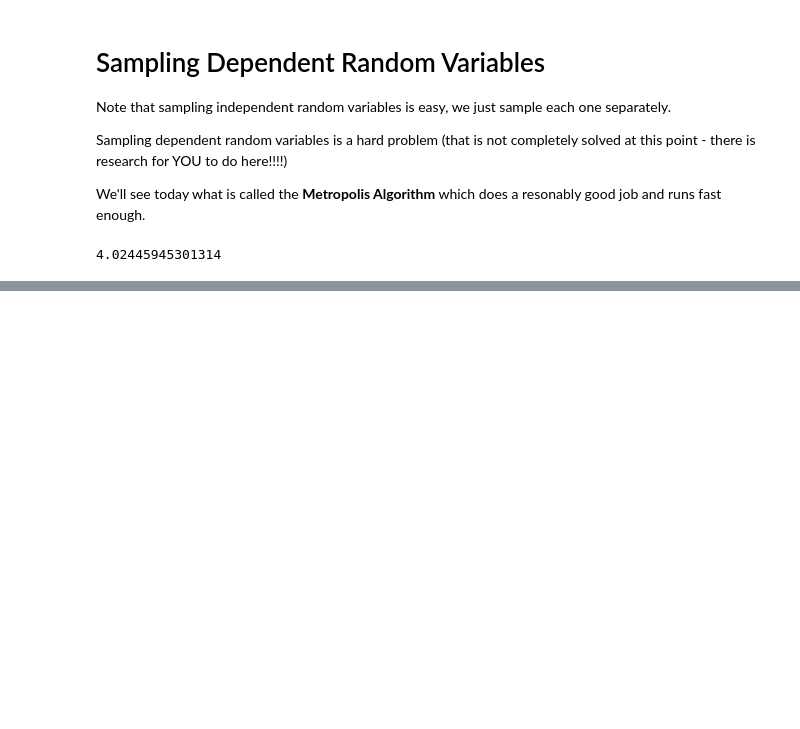
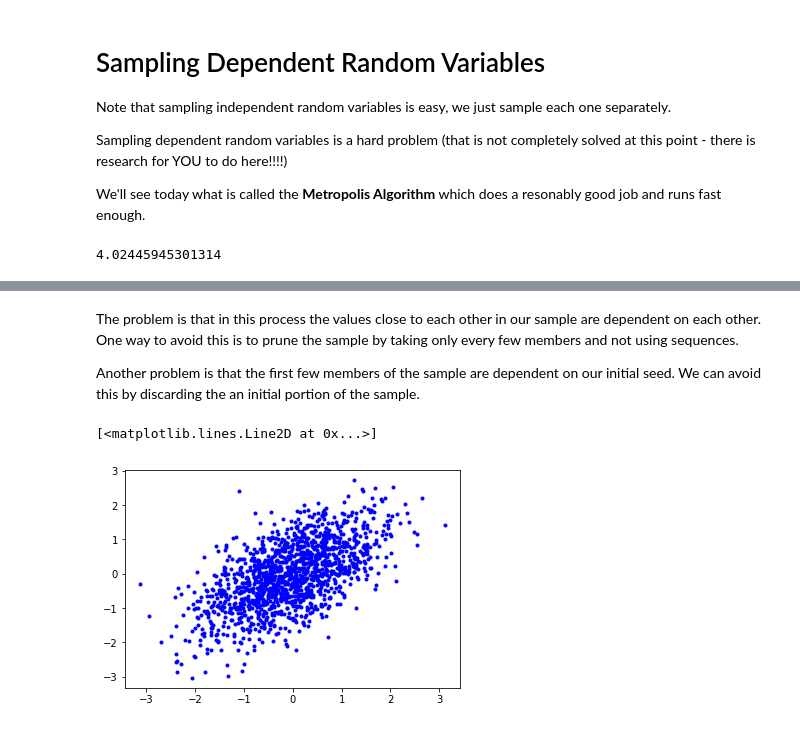
Before and after one commit to virgilpierce/MATH_351, a Jupyter notebook: 2-11 Sampling Multivariate Distributions.ipynb, the cells around one changed output, grey strips where cells are left out. Drawn from its saved outputs; the diff is of its cells as text; code cells hidden in the pictures; blank space fills up the shorter version.

```diff
--- a/2-11 Sampling Multivariate Distributions.ipynb
+++ b/2-11 Sampling Multivariate Distributions.ipynb
@@ -70,0 +77,28 @@ Our goal would be to produce a sequence of values whose distribution will match
+# %%
+sample = [ np.random.standard_normal(2) ]
+# We choose a random pair of numbers as our initial value
+
+# Note be careful here, if our initial seed is bad or if our variance
+# for the prospective values is to high this thing could run a long time
+#
+# I generally try to avoid while loops, but in this case we want to make sure we get
+# a full size sample.
+while len(sample) < 10000:
+
+    xstar = np.random.standard_normal(2) + sample[-1]
+    alpha = f(xstar[0], xstar[1]) / f(sample[-1][0], sample[-1][1] )
+
+    if np.random.rand() < alpha:
+        sample += [ xstar ]
+# %% [markdown]
+The problem is that in this process the values close to each other in our sample are dependent on each other. One way to avoid this is to prune the sample by taking only every few members and not using sequences.
+
+Another problem is that the first few members of the sample are dependent on our initial seed. We can avoid this by discarding the an initial portion of the sample.
+# %%
+xx = [ sample[5*k][0] for k in range(600, len(sample)//5 )  ]
+yy = [ sample[5*k][1] for k in range(600, len(sample)//5 ) ]
+
+plt.plot(xx, yy, 'b.')
+# %% [output]
+[<matplotlib.lines.Line2D at 0x...>]
+[figure, added]
```
Also changed, not shown: parts of 6 cells of this notebook.
